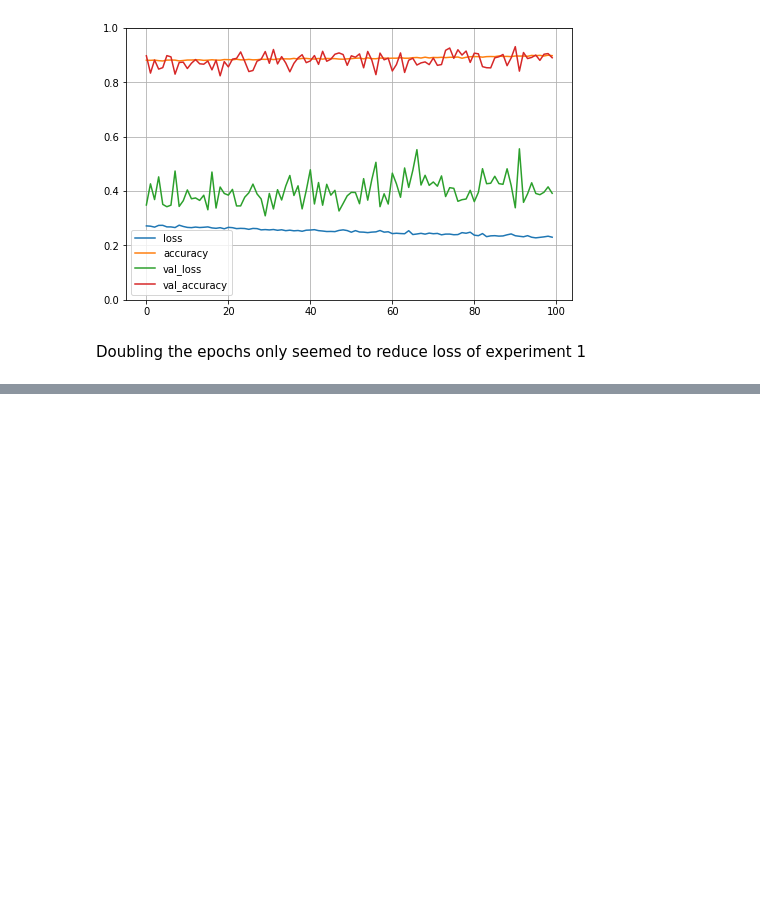
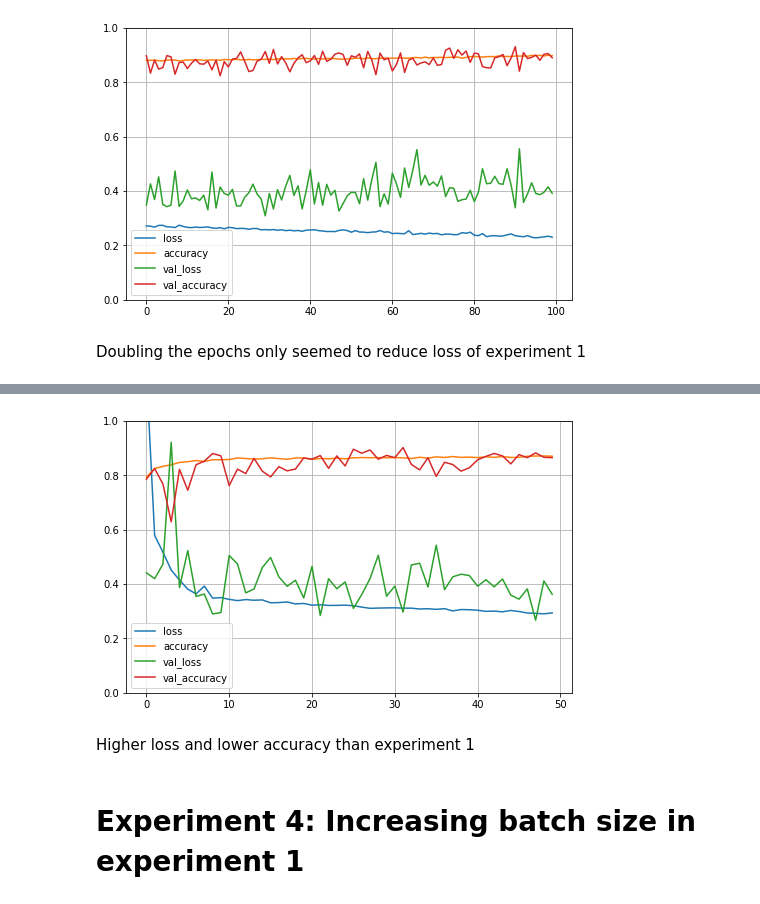
Before and after one commit to nopynospy/apu_deep_learning, a Jupyter notebook: Lab_2_0a_online_shopper_DataPrep_BaselineANN_V1.ipynb, the cells around one changed output, grey strips where cells are left out. Saved outputs shown, nothing was run; the diff lists cells and outputs as text; code cells hidden in the pictures; blank space fills up the shorter version.

Commit message:
Add more experiments and conclusion

```diff
--- a/Lab_2_0a_online_shopper_DataPrep_BaselineANN_V1.ipynb
+++ b/Lab_2_0a_online_shopper_DataPrep_BaselineANN_V1.ipynb
@@ -459,0 +536,8 @@ Doubling the epochs only seemed to reduce loss of experiment 1
+# %%
+plot_overall()
+# %% [output]
+[figure, added]
+# %% [markdown]
+Higher loss and lower accuracy than experiment 1
+# %% [markdown]
+# Experiment 4: Increasing batch size in experiment 1
```
Also changed, not shown: parts of 33 cells of this notebook.
